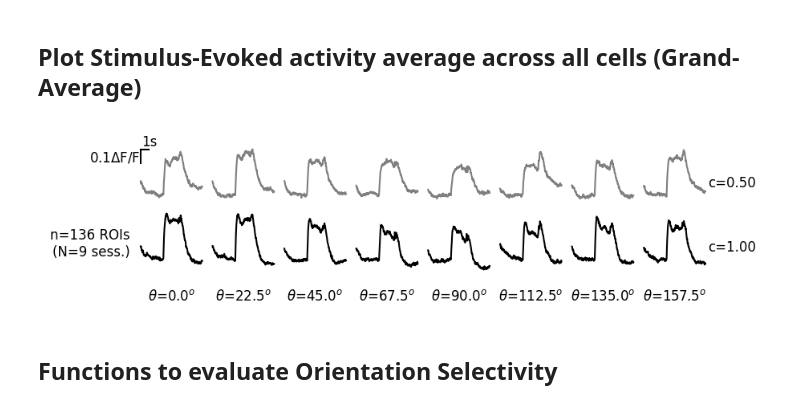
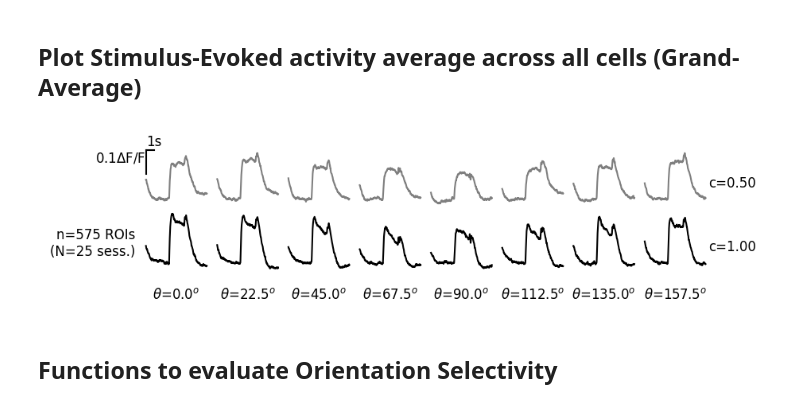
Before and after one commit to cibelemartinsp/2PhotonAnalyses, a Jupyter notebook: notebooks/Orientation-Selectivity.ipynb, the cells around one changed output. Cells and saved outputs as stored; diff of their text form; code cells hidden in the pictures.

Commit message:
physion update

```diff
--- a/notebooks/Orientation-Selectivity.ipynb
+++ b/notebooks/Orientation-Selectivity.ipynb
@@ -6,15 +6,13 @@ import numpy as np
 import scipy
 
 # physion should be installed with "pip install physion"
+sys.path.append(os.path.join(os.path.expanduser('~'), 'work', 'physion', 'src'))
 import physion
 import physion.utils.plot_tools as pt
 import matplotlib.pylab as plt
 
-import warnings
-warnings.filterwarnings("ignore") # disable the UserWarning from pynwb (arrays are not well oriented)
-
 # data folder:
-DATA_folder = os.path.join(os.path.expanduser('~'), 'DATA/CIBELE/PV_dendrites_V1/test2024/Assembled/SOMAS/8orient_2contr')
+DATA_folder = os.path.join(os.path.expanduser('~'), 'DATA/CIBELE/PV_dendrites_V1/test2024/SOMAS/8orient_2contr')
 # %%
 DATASET = physion.analysis.read_NWB.scan_folder_for_NWBfiles(DATA_folder, verbose=False)
 # %%
@@ -131,35 +137,35 @@ fig, AX = pt.figure(axes=(len(orientations),len(contrasts)), figsize=(.8,.8),wsp
 COLORS = ['tab:grey', 'k']
 
 
 for c, contrast in enumerate(DATASET['contrasts']):
 
     for o, orientation in enumerate(DATASET['orientations']):
 
         allResps = np.concatenate([DATASET['session%i-contrast%i-orientation%i' % (f,c,o)]['resp']\
                                    for f in range(DATASET['nSessions'])])
         pt.plot(DATASET['t'],
                 np.mean(allResps, axis=0),
                 #sy=np.std(allResps, axis=0),
                 #sy=scipy.stats.sem(allResps, axis=0),
                 color=COLORS[c], ax=AX[c][o])
 
         AX[c][o].axis('off')
 
 pt.annotate(AX[-1][0], '   \nn=%i ROIs \n(N=%i sess.) ' % (np.sum(DATASET['nROIs']),
                                                           DATASET['nSessions']),
            (-0.05,1), va='top', ha='right', color=COLORS[c])
 
 for c, contrast in enumerate(DATASET['contrasts']):
     pt.annotate(AX[c][-1], '\nc=%.2f' % contrast, (1,0.8), va='top')
 for o, orientation in enumerate(DATASET['orientations']):
     pt.annotate(AX[-1][o], '\n$\\theta$=%.1f$^o$' % orientation, (0.5,0.), va='top', ha='center')
 
 pt.set_common_ylims(AX)
-pt.draw_bar_scales(AX[0][0], Xbar=1, Xbar_label='1s', Ybar=0.1, Ybar_label='0.1$\Delta$F/F')
+pt.draw_bar_scales(AX[0][0], Xbar=1, Xbar_label='1s', Ybar=0.1, Ybar_label='0.1$\\Delta$F/F')
 
 #fig.savefig(os.path.expanduser('~'), 'Desktop', 'fig.svg')
 # %% [output]
-[figure, old version]
+[figure, new version]
 # %% [markdown]
 ## Functions to evaluate Orientation Selectivity
 # %%
```
Also changed, not shown: parts of 5 cells of this notebook, 1 other file.
